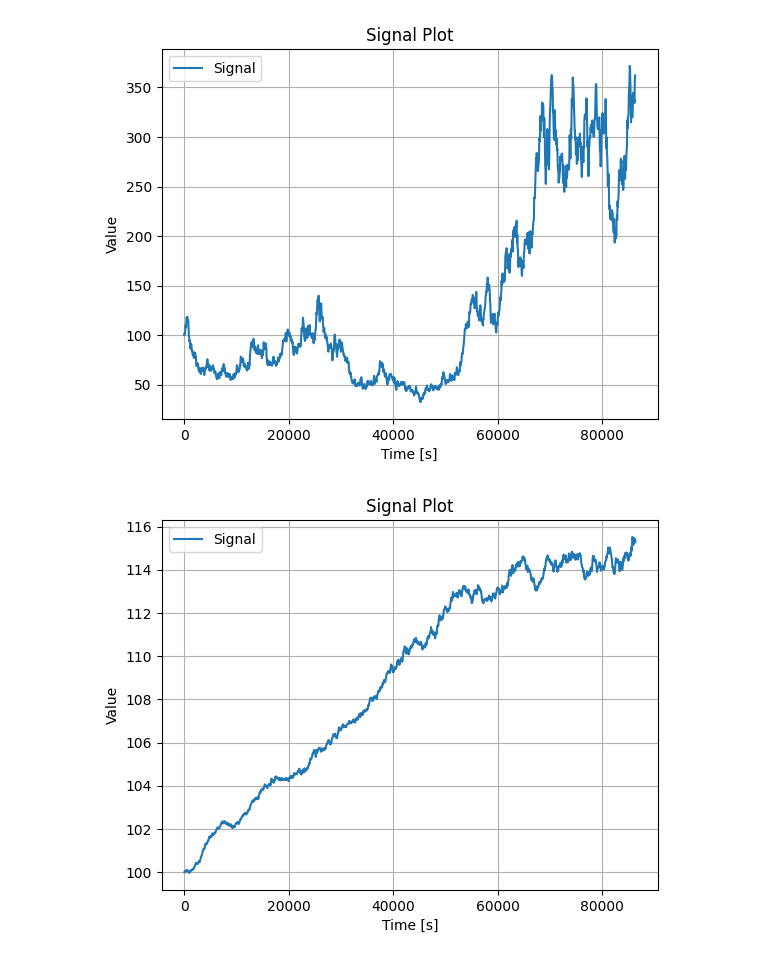
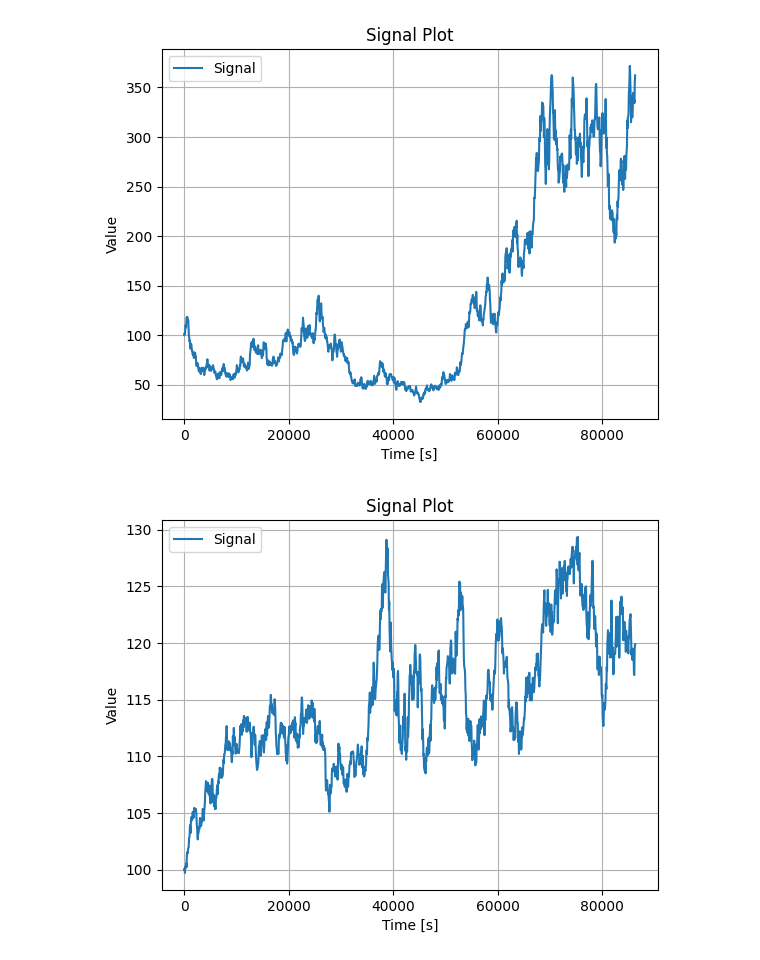
Before and after one commit to giudisciacca/pde-to-finance, a Jupyter notebook: pricing-black-scholes/main.ipynb, the cells around one changed output. Cells and saved outputs as stored; diff of their text form; code cells hidden in the pictures.

```diff
--- a/pricing-black-scholes/main.ipynb
+++ b/pricing-black-scholes/main.ipynb
@@ -7,26 +7,26 @@ np.random.seed(42) # fix random seed for reproducibility
 # %%
 # Ticker	Nome
 # run simulation of stock price with given volatilty and drift
 input_kwargs = {"volatility": 0.005,
                 "drift" : 0.000002,
                 "S0" : 100,
                 "t0" : 0,
                 "T" : 3600*24,
                 "dt" : 60}
 
 sim = market_data.simulation(**input_kwargs)
 t,val = sim.forward()
 visual.plot_signal(t,val)
 avg_val = np.zeros_like(val)
-M = 10000
+M = 100
 for i in range(M):
     t,val = sim.forward()
     avg_val += val/M
 
 visual.plot_signal(t,avg_val)
 # %% [output]
 [figure]
-[figure, old version]
+[figure, new version]
 # %%
 
 def analysis(time, signal):
```
Also changed, not shown: parts of 1 cell of this notebook, 1 other file.
